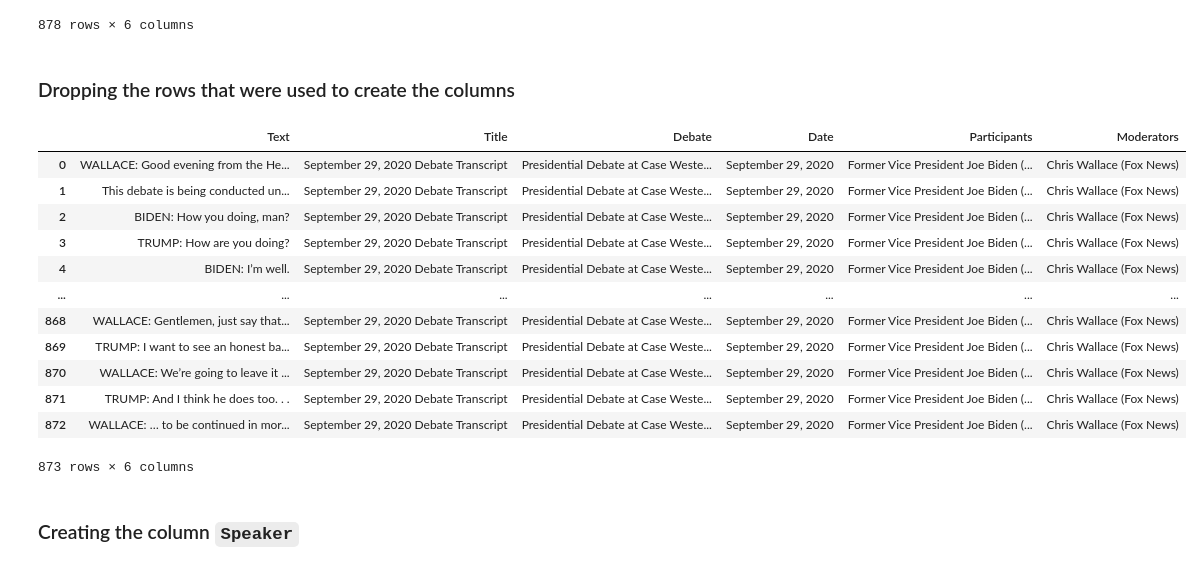
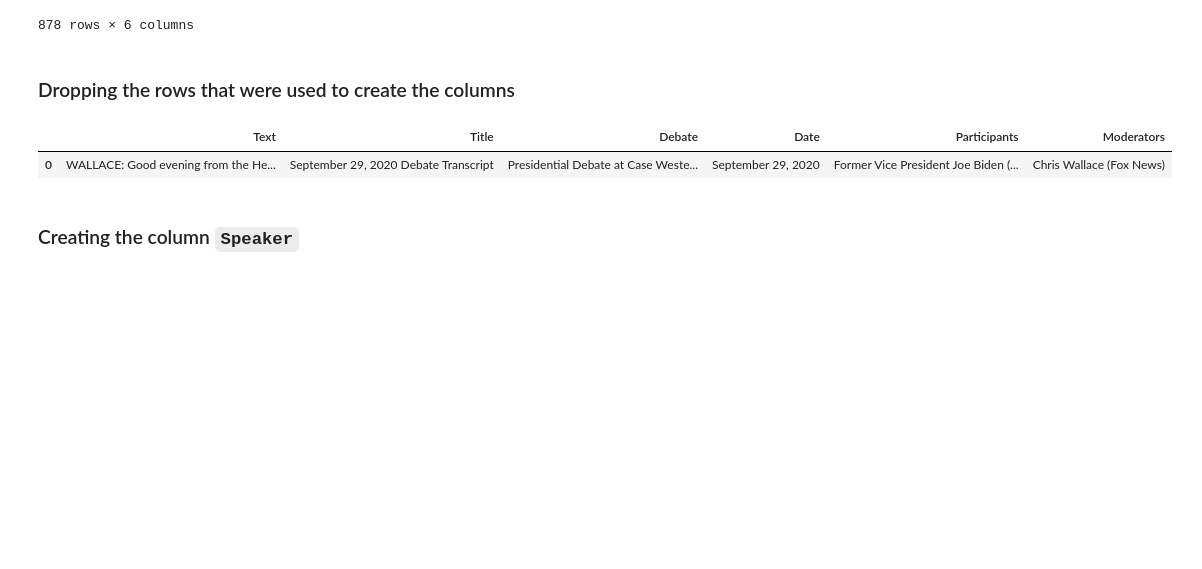
Before and after one commit to laelgelc/cl_st1_inrs, a Jupyter notebook: CL_St1_INRS.ipynb, the cells around one changed output. Cells and saved outputs as stored; diff of their text form; code cells hidden in the pictures; blank space fills up the shorter version.

```diff
--- a/CL_St1_INRS.ipynb
+++ b/CL_St1_INRS.ipynb
@@ -15,0 +18,15 @@ import pandas as pd
+# %%
+url = 'https://www.debates.org/voter-education/debate-transcripts/'
+response = requests.get(url)
+
+if response.status_code == 200:
+    page_content = response.content
+    # Step 2: Parse HTML content
+    soup = BeautifulSoup(page_content, 'lxml')
+
+    # Find all anchor tags within the blockquote
+    for anchor in soup.find_all('a'):
+        print(f"{anchor.text}: {anchor.get('href')}")  # Print text content and href attribute
+
+else:
+    print(f'Failed to retrieve the page. Status code: {response.status_code}')
@@ -20,5 +153,6 @@ import pandas as pd
 # %%
-url = 'https://www.debates.org/voter-education/debate-transcripts/september-29-2020-debate-transcript/'
+debate_title = debate_3
+url = debate_url_3
 response = requests.get(url)
 
 if response.status_code == 200:
@@ -83,11 +231,12 @@ df['Moderators'] = moderators
 # %% [markdown]
 ### Dropping the `COPYRIGHT` row
 # %%
-df.loc[878, 'Text']
+last_row = 878
+df.loc[last_row, 'Text']
 # %% [output]
 '© COPYRIGHT 2020 THE COMMISSION ON PRESIDENTIAL DEBATES. ALL RIGHTS RESERVED.'
 # %%
-df = df[~df['Text'].str.contains(df.loc[878, 'Text'])]
+df = df[~df['Text'].str.contains(df.loc[last_row, 'Text'])]
 # %%
 df
 # %% [output]
@@ -110,21 +259,10 @@ df
 df = df.loc[5:]
 df = df.reset_index(drop=True)
 # %%
-df
+df.head(1)
 # %% [output]
 |  | Text | Title | Debate | Date | Participants | Moderators |
 | 0 | WALLACE: Good evening from the He... | September 29, 2020 Debate Transcript | Presidential Debate at Case Weste... | September 29, 2020 | Former Vice President Joe Biden (... | Chris Wallace (Fox News) |
-| 1 | This debate is being conducted un... | September 29, 2020 Debate Transcript | Presidential Debate at Case Weste... | September 29, 2020 | Former Vice President Joe Biden (... | Chris Wallace (Fox News) |
-| 2 | BIDEN: How you doing, man? | September 29, 2020 Debate Transcript | Presidential Debate at Case Weste... | September 29, 2020 | Former Vice President Joe Biden (... | Chris Wallace (Fox News) |
-| 3 | TRUMP: How are you doing? | September 29, 2020 Debate Transcript | Presidential Debate at Case Weste... | September 29, 2020 | Former Vice President Joe Biden (... | Chris Wallace (Fox News) |
-| 4 | BIDEN: I’m well. | September 29, 2020 Debate Transcript | Presidential Debate at Case Weste... | September 29, 2020 | Former Vice President Joe Biden (... | Chris Wallace (Fox News) |
-| ... | ... | ... | ... | ... | ... | ... |
-| 868 | WALLACE: Gentlemen, just say that... | September 29, 2020 Debate Transcript | Presidential Debate at Case Weste... | September 29, 2020 | Former Vice President Joe Biden (... | Chris Wallace (Fox News) |
-| 869 | TRUMP: I want to see an honest ba... | September 29, 2020 Debate Transcript | Presidential Debate at Case Weste... | September 29, 2020 | Former Vice President Joe Biden (... | Chris Wallace (Fox News) |
-| 870 | WALLACE: We’re going to leave it ... | September 29, 2020 Debate Transcript | Presidential Debate at Case Weste... | September 29, 2020 | Former Vice President Joe Biden (... | Chris Wallace (Fox News) |
-| 871 | TRUMP: And I think he does too. . . | September 29, 2020 Debate Transcript | Presidential Debate at Case Weste... | September 29, 2020 | Former Vice President Joe Biden (... | Chris Wallace (Fox News) |
-| 872 | WALLACE: … to be continued in mor... | September 29, 2020 Debate Transcript | Presidential Debate at Case Weste... | September 29, 2020 | Former Vice President Joe Biden (... | Chris Wallace (Fox News) |
-873 rows × 6 columns
 # %% [markdown]
 ### Creating the column `Speaker`
 # %%
```
Also changed, not shown: parts of 537 cells of this notebook.
